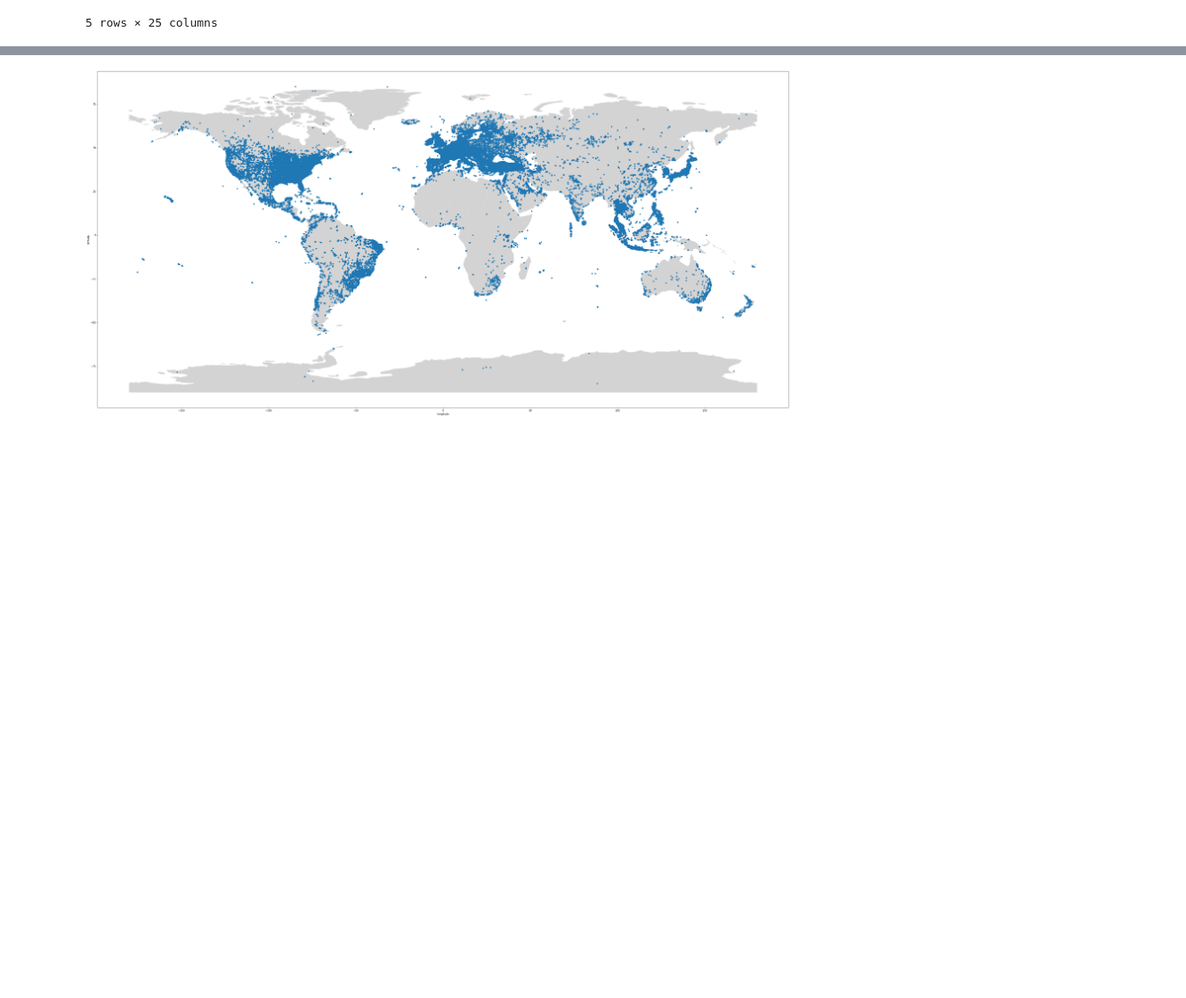
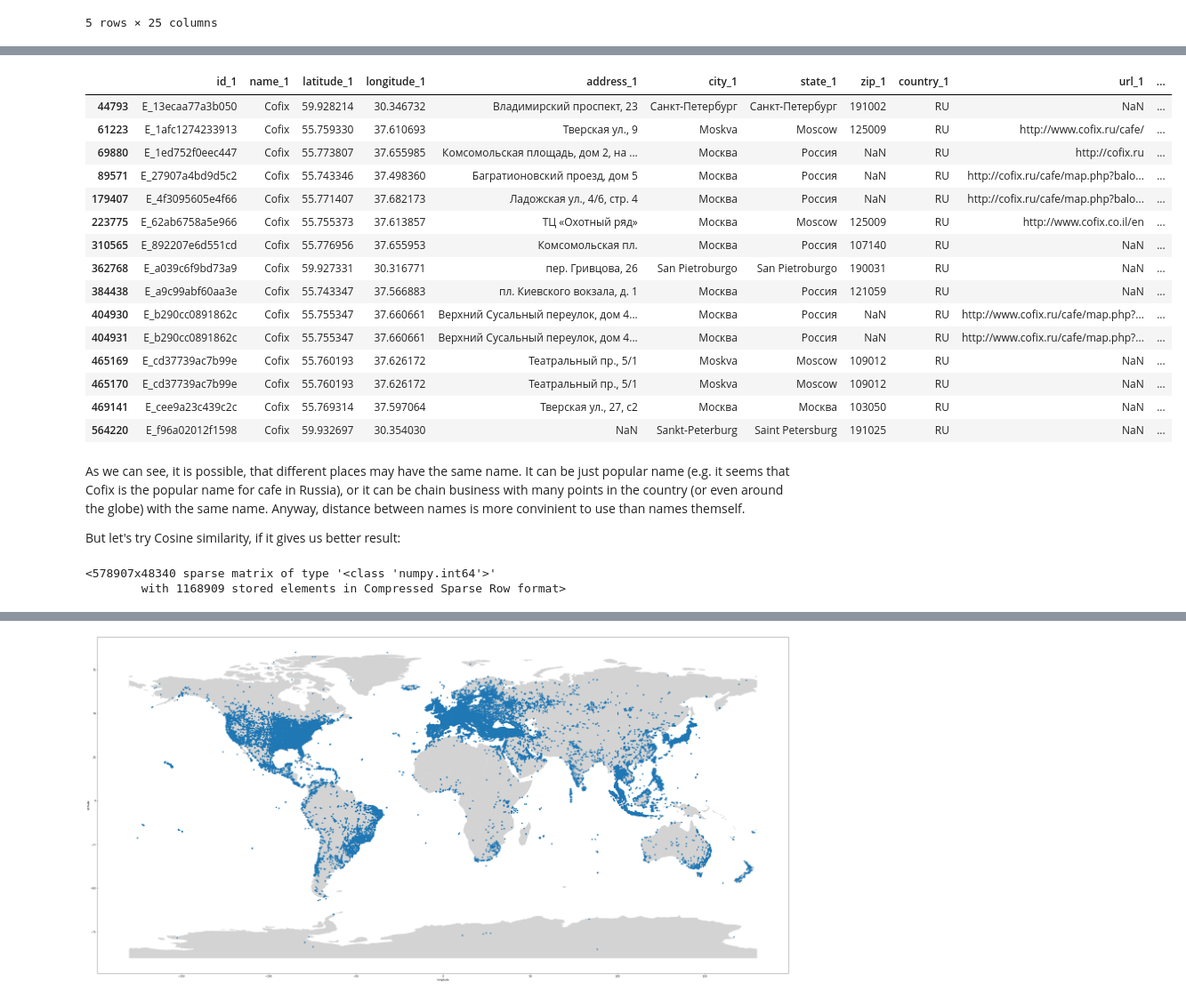
Before and after one commit to ParalogyX/Foursquare_Location_Matching, a Jupyter notebook: first_notebook.ipynb, the cells around one changed output, grey strips where cells are left out. Shown: that part at 89% size. Cells and saved outputs as stored; diff of their text form; code cells hidden in the pictures; blank space fills up the shorter version.

Commit message:
transforming names to find similarities. In progress

```diff
--- a/first_notebook.ipynb
+++ b/first_notebook.ipynb
@@ -324,0 +411,5 @@ df_pairs[is_in_list].head()
+# %%
+matching_sample['distance'] = matching_names_distances
+unmatching_sample['distance'] = unmatching_names_distances
+pd.set_option('max_colwidth', 60)
+matching_sample.sort_values('distance', ascending=False)
@@ -324,0 +458,73 @@ df_pairs[is_in_list].head()
+# %%
+pd.set_option('display.max_columns', None)
+df_pairs[(df_pairs['name_1'] == 'Cofix') & (df_pairs['name_2'] == 'Cofix')].head(15)
+# %% [output]
+|  | id_1 | name_1 | latitude_1 | longitude_1 | address_1 | city_1 | state_1 | zip_1 | country_1 | url_1 | ... |
+| 44793 | E_13ecaa77a3b050 | Cofix | 59.928214 | 30.346732 | Владимирский проспект, 23 | Санкт-Петербург | Санкт-Петербург | 191002 | RU | NaN | ... |
+| 61223 | E_1afc1274233913 | Cofix | 55.759330 | 37.610693 | Тверская ул., 9 | Moskva | Moscow | 125009 | RU | http://www.cofix.ru/cafe/ | ... |
+| 69880 | E_1ed752f0eec447 | Cofix | 55.773807 | 37.655985 | Комсомольская площадь, дом 2, на ... | Москва | Россия | NaN | RU | http://cofix.ru | ... |
+| 89571 | E_27907a4bd9d5c2 | Cofix | 55.743346 | 37.498360 | Багратионовский проезд, дом 5 | Москва | Россия | NaN | RU | http://cofix.ru/cafe/map.php?balo... | ... |
+| 179407 | E_4f3095605e4f66 | Cofix | 55.771407 | 37.682173 | Ладожская ул., 4/6, стр. 4 | Москва | Россия | NaN | RU | http://cofix.ru/cafe/map.php?balo... | ... |
+| 223775 | E_62ab6758a5e966 | Cofix | 55.755373 | 37.613857 | ТЦ «Охотный ряд» | Москва | Moscow | 125009 | RU | http://www.cofix.co.il/en | ... |
+| 310565 | E_892207e6d551cd | Cofix | 55.776956 | 37.655953 | Комсомольская пл. | Москва | Россия | 107140 | RU | NaN | ... |
+| 362768 | E_a039c6f9bd73a9 | Cofix | 59.927331 | 30.316771 | пер. Гривцова, 26 | San Pietroburgo | San Pietroburgo | 190031 | RU | NaN | ... |
+| 384438 | E_a9c99abf60aa3e | Cofix | 55.743347 | 37.566883 | пл. Киевского вокзала, д. 1 | Москва | Россия | 121059 | RU | NaN | ... |
+| 404930 | E_b290cc0891862c | Cofix | 55.755347 | 37.660661 | Верхний Сусальный переулок, дом 4... | Москва | Россия | NaN | RU | http://www.cofix.ru/cafe/map.php?... | ... |
+| 404931 | E_b290cc0891862c | Cofix | 55.755347 | 37.660661 | Верхний Сусальный переулок, дом 4... | Москва | Россия | NaN | RU | http://www.cofix.ru/cafe/map.php?... | ... |
+| 465169 | E_cd37739ac7b99e | Cofix | 55.760193 | 37.626172 | Театральный пр., 5/1 | Moskva | Moscow | 109012 | RU | NaN | ... |
+| 465170 | E_cd37739ac7b99e | Cofix | 55.760193 | 37.626172 | Театральный пр., 5/1 | Moskva | Moscow | 109012 | RU | NaN | ... |
+| 469141 | E_cee9a23c439c2c | Cofix | 55.769314 | 37.597064 | Тверская ул., 27, с2 | Москва | Москва | 103050 | RU | NaN | ... |
+| 564220 | E_f96a02012f1598 | Cofix | 59.932697 | 30.354030 | NaN | Sankt-Peterburg | Saint Petersburg | 191025 | RU | NaN | ... |
+# %% [markdown]
+As we can see, it is possible, that different places may have the same name. It can be just popular name (e.g. it seems that Cofix is the popular name for cafe in Russia), or it can be chain business with many points in the country (or even around the globe) with the same name. Anyway, distance between names is more convinient to use than names themself.
+
+But let's try Cosine similarity, if it gives us better result:
+# %%
+import string
+from sklearn.metrics.pairwise import cosine_similarity
+from sklearn.feature_extraction.text import CountVectorizer
+
+# Normal sequence is
+# 1. Remove punctuations from a given string
+# 2. Lowercase the string
+# 3. Remove stopwords
+
+# Don't make sense to remove stopwords from names, so that is skipped
+
+def clean_string(text):
+    text = ''.join([word for word in text if word not in string.punctuation])
+    text = text.lower()
+
+    return text
+
+df_pairs['clean_name_1'] = list(map(clean_string, df_pairs['name_1']))
+df_pairs['clean_name_2'] = list(map(clean_string, df_pairs['name_2']))
+
+all_names_cleaned = list(map(clean_string, df_pairs['name_1'])) + list(map(clean_string, df_pairs['name_2']))
+
+# Not enough memory to allocate everything. Take a 50000 samples.
+from random import sample, seed
+seed(42)
+cleaned_sample = sample(all_names_cleaned, 50000)
+
+# fit vectorizer on sample
+vectorizer = CountVectorizer()
+vectorizer.fit(cleaned_sample)
+
+#df_pairs['name_1_vec'] =
+vectorizer.transform(df_pairs['clean_name_1'])
+
+
+
+# vectorizer = CountVectorizer().fit_transform(cleaned_sample)
+# vectors = vectorizer.toarray()
+
+
+# def cosine_sim (vec1, vec2):
+#     vec1 = vec1.reshape(1, -1)
+#     vec2 = vec2.reshape(1, -1)
+
+#     return cosine_similarity(vec1, vec2)[0][0]
+# %% [output]
+<578907x48340 sparse matrix of type '<class 'numpy.int64'>'
+        with 1168909 stored elements in Compressed Sparse Row format>
```
Also changed, not shown: parts of 16 cells of this notebook.
